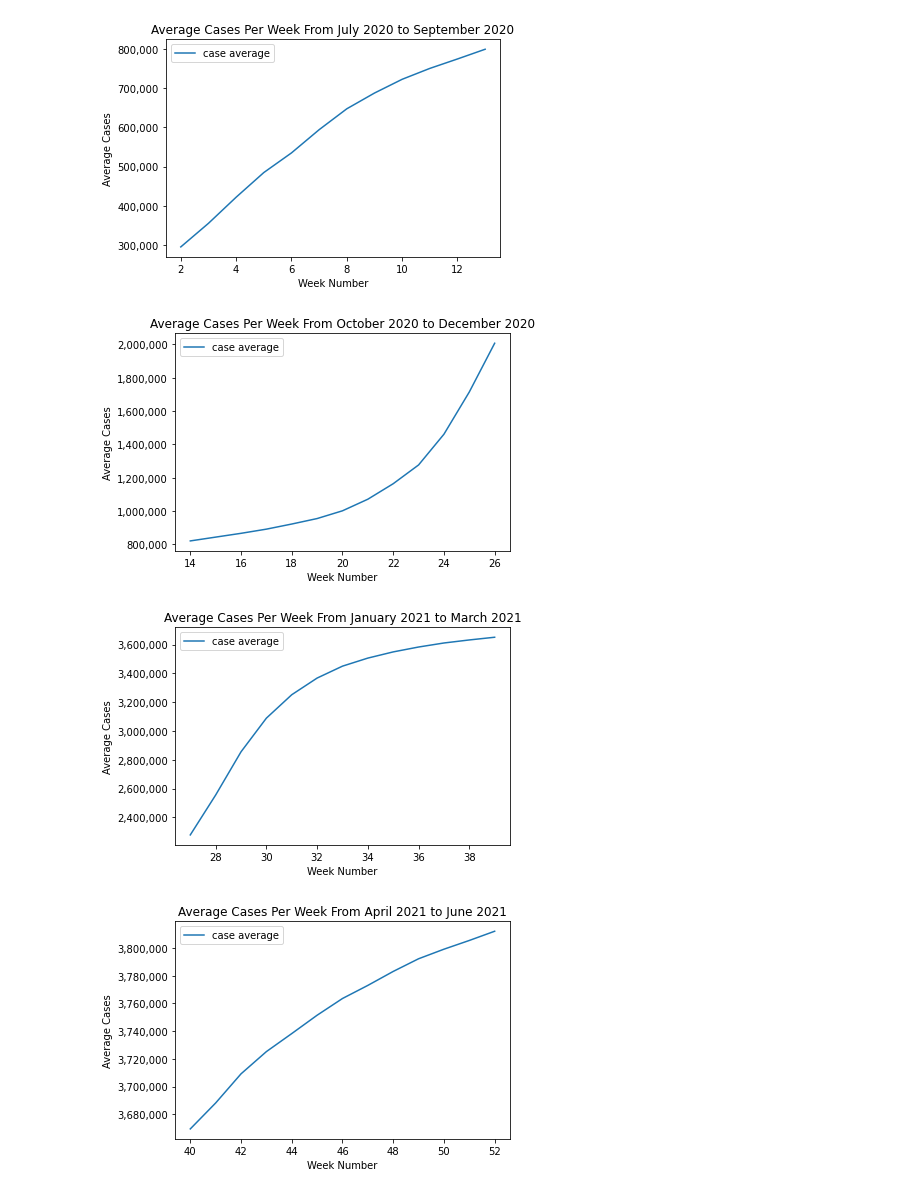
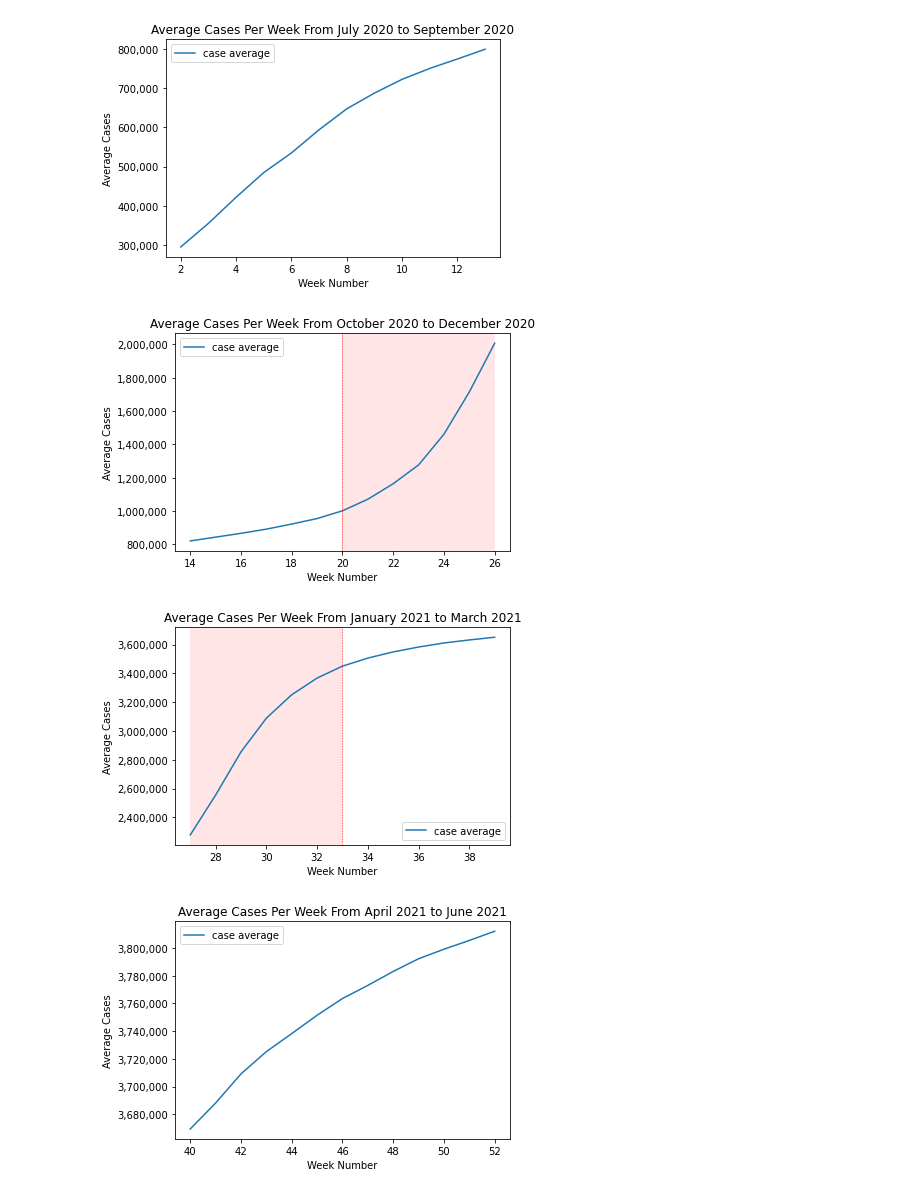
Before and after one commit to KellyStave/Project-1-, a Jupyter notebook: Weekly Analysis/Weekly Analysis.ipynb, the cells around one changed output. Cells and saved outputs as stored; diff of their text form; code cells hidden in the pictures.

Commit message:
Weekly Average updates

```diff
--- a/Weekly Analysis/Weekly Analysis.ipynb
+++ b/Weekly Analysis/Weekly Analysis.ipynb
@@ -514,30 +579,40 @@ plt.title('Average Cases Per Week From October 2020 to December 2020')
 plt.xlabel('Week Number')
 plt.ylabel('Average Cases')
 
+#add vertical line and background to highlight where there was a steep increase in average cases
+plt.axvline(x=20, color = 'r', linestyle = '--', linewidth = 0.5)
+
+plt.axvspan(20, 26, facecolor = 'r', alpha=0.1)
+
 plt.savefig('Average_cases_Q2.png', facecolor='white')
 
 plt.show()
 # %% [output]
-[figure, old version]
+[figure, new version]
 # %%
 #Third quarter
 #create a line graph with the index in the x-axis and the cases in the y-axis
 weekly_cases3.plot(y=['case average'])
 #format the y-axis ticks and values to display thousands commas (ie. 100,000)
 current_values = plt.gca().get_yticks()
 plt.gca().set_yticklabels(['{:,.0f}'.format(x) for x in current_values])
 
 #set the chart title
 plt.title('Average Cases Per Week From January 2021 to March 2021')
 #set the x and y labels
 plt.xlabel('Week Number')
 plt.ylabel('Average Cases')
 
+#add vertical line and background to highlight where there was a steep increase in average cases
+plt.axvline(x=33, color = 'r', linestyle = '--', linewidth = 0.5)
+
+plt.axvspan(27, 33, facecolor = 'r', alpha=0.1)
+
 plt.savefig('Average_cases_Q3.png', facecolor='white')
 
 plt.show()
 # %% [output]
-[figure, old version]
+[figure, new version]
 # %%
 #Fourth quarter
 #create a line graph with the index in the x-axis and the cases in the y-axis
```
Also changed, not shown: parts of 21 cells of this notebook, 6 other files.
